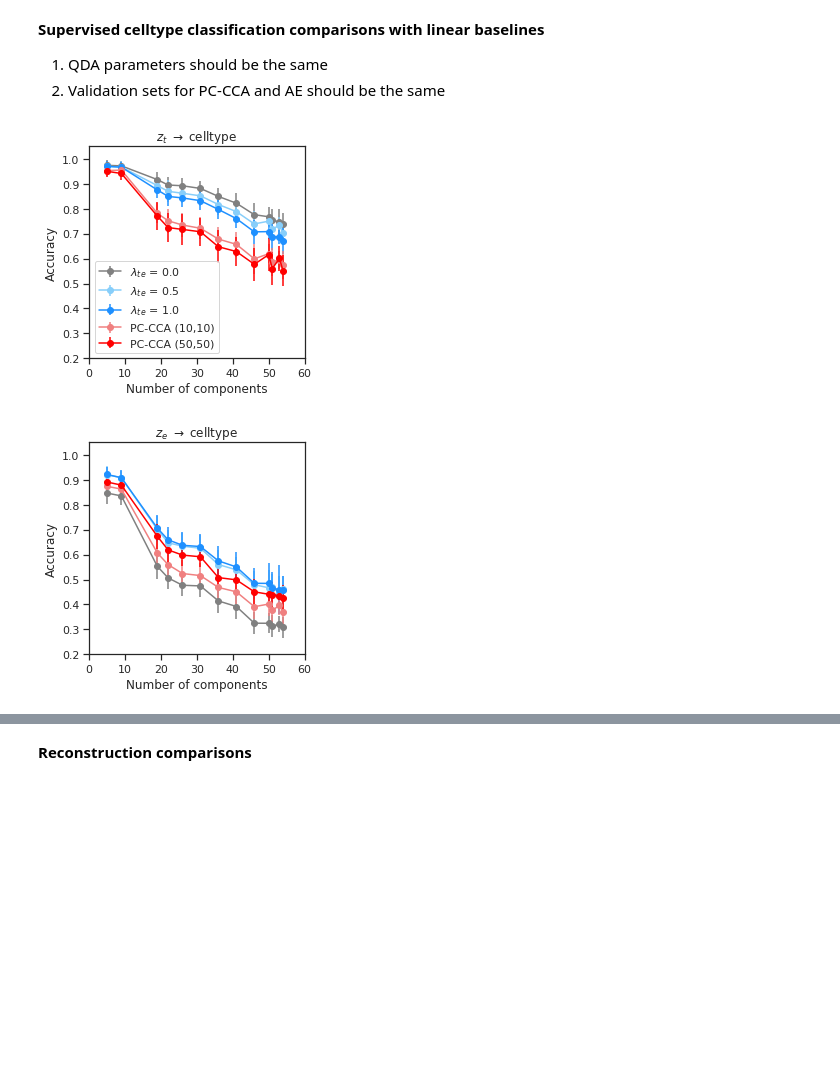
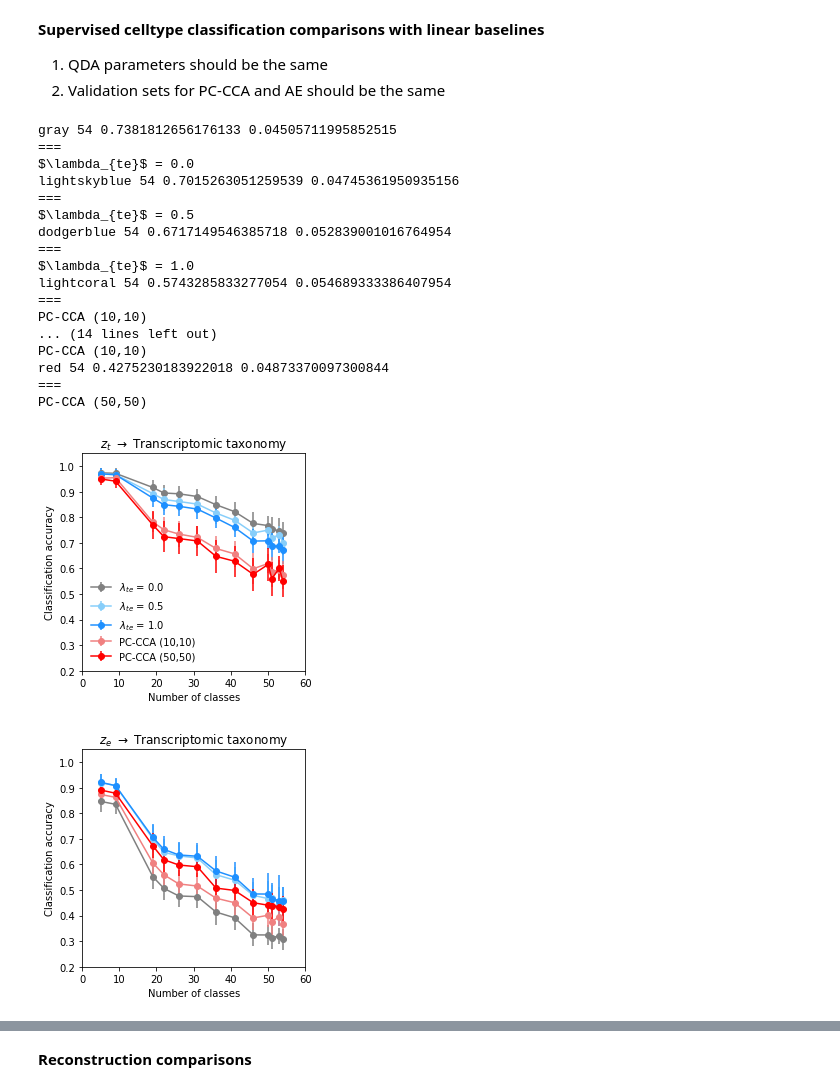
Before and after one commit to AllenInstitute/coupledAE-patchseq, a Jupyter notebook: notebooks/analysis_baselines.ipynb, the cells around one changed output, grey strips where cells are left out. Cells and saved outputs as stored; diff of their text form; code cells hidden in the pictures; blank space fills up the shorter version.

```diff
--- a/analysis_baselines.ipynb
+++ b/notebooks/analysis_baselines.ipynb
@@ -114,9 +78,11 @@ for cv in tqdm(CVdict.keys()):
     CVdict[cv]['qda']['acc_most_freq'] = []
     CVdict[cv]['qda']['acc_prior'] = []
 
-    for n_classes in np.arange(5,61,5):
+    for n_classes in [59]:#np.arange(5,61,5):
 
-        merged_labels, _ = get_merged_ordered_classes(deepcopy(O['cluster']),n_required_classes=n_classes)
+        merged_labels, _ = get_merged_ordered_classes(data_labels=deepcopy(O['cluster']),
+                                                      htree_file=htree_file,
+                                                      n_required_classes=n_classes)
 
         X_train = deepcopy(D[fiton][D['train_ind']])
         y_train = deepcopy(merged_labels[D['train_ind']])
@@ -138,8 +104,8 @@ for cv in tqdm(CVdict.keys()):
         y_train = y_train[keep_ind]
 
         #Print types that were removed
-        #df_train_del = df[df.groupby('lbl')['lbl'].transform('count').lt(n_min_samples)]
-        #print(df_train_del['lbl'].value_counts())
+        df_train_del = df[df.groupby('lbl')['lbl'].transform('count').lt(n_min_samples)]
+        print(df_train_del['lbl'].value_counts())
 
         #Remove types from validation set that are not represented in the training set
         df = pd.DataFrame({'ind':ind_val,'lbl':y_val})
@@ -157,7 +123,6 @@ for cv in tqdm(CVdict.keys()):
 
         #QDA related metrics
         n_lbls = np.size(np.unique(y_train))
-        #priors = (1./n_lbls)*np.ones(n_lbls)
         qda = QDA(reg_param=1e-2,store_covariance=True)
         qda.fit(X_train,y_train)
         y_train_pred = qda.predict(X_train)
@@ -342,7 +303,9 @@ for cv in tqdm(CVdict.keys()):
 
     for n_classes in np.arange(5,61,5):
 
-        merged_labels, _ = get_merged_ordered_classes(deepcopy(O['cluster']),n_required_classes=n_classes)
+        merged_labels, _ = get_merged_ordered_classes(data_labels=deepcopy(O['cluster']),
+                                                      htree_file=htree_file,
+                                                      n_required_classes=n_classes)
 
         X_train = deepcopy(D[fiton][D['train_ind']])
         y_train = deepcopy(merged_labels[D['train_ind']])
@@ -434,6 +397,10 @@ df.to_csv(res_pth+fname)
 # %%
 import numpy as np
 import pandas as pd
+import matplotlib
+matplotlib.rcParams['pdf.fonttype'] = 42
+matplotlib.rcParams['ps.fonttype'] = 42
+
 import matplotlib.pyplot as plt
 import seaborn as sns
 import scipy.io as sio
@@ -454,37 +421,62 @@ for txt_ind,fiton in enumerate(['zT','zE']):
                   'QDA_{:s}_PCCCA_NM_Edat_pcipfx_10-10-pc-3-cca.csv'.format(fiton),\
                   'QDA_{:s}_PCCCA_NM_Edat_pcipfx_50-50-pc-3-cca.csv'.format(fiton)]
 
     df_list = [pd.read_csv(res_pth+fname) for fname in fname_list]
-
     plt.figure(figsize=(4,4))
     col = ['gray',\
            'lightskyblue','dodgerblue',\
            'lightcoral','red']
     lbl = [r'$\lambda_{te}$ = 0.0',\
            r'$\lambda_{te}$ = 0.5',r'$\lambda_{te}$ = 1.0',\
            'PC-CCA (10,10)','PC-CCA (50,50)']
     for i,df in enumerate(df_list):
         x_=[]
         y_=[]
         yerr_=[]
         for n in np.unique(df['n_components'].values):
             ind = df['n_components'].values==n
             x_.append(n)
             y_.append(np.mean(df['val_acc'].values[ind]))
             yerr_.append(np.std(df['val_acc'].values[ind]))
+        print(col[i],x_[-1],y_[-1],yerr_[-1])
         plt.errorbar(x_,y_,yerr_,marker='o',color=col[i],label=lbl[i])
+        print('===')
+        print(lbl[i])
+        save_df = pd.DataFrame({'x':x_,'y':y_,'std':yerr_})
+        save_df.to_csv(f'/home/rohan/Dropbox/AllenInstitute/CellTypes/doc/NCS/Fig1-{fiton:s}-{i:d}.csv',index=False)
+
 
     if fiton=='zT':
         plt.legend()
+        plt.legend(frameon=False)
     ax = plt.gca()
     ax.set_ylim(0.2,1.05)
     ax.set_xlim(0,60)
-    ax.set_xlabel('Number of components')
-    ax.set_ylabel('Accuracy')
-    ax.set_title(r'${:s}$ $\rightarrow$ celltype'.format(fiton_txt[txt_ind]))
+    ax.set_xlabel('Number of classes')
+    ax.set_ylabel('Classification accuracy')
+    ax.set_title(r'${:s}$ $\rightarrow$ Transcriptomic taxonomy'.format(fiton_txt[txt_ind]))
 
     plt.tight_layout()
-    plt.savefig('/home/rohan/Dropbox/AllenInstitute/CellTypes/doc/Patchseq_NM_2020/{:s}-to-celltype.png'.format(fiton),dpi=300)
+    #sns.despine()
+    #plt.savefig('/home/rohan/Dropbox/AllenInstitute/CellTypes/doc/Patchseq_NM_2020/{:s}-to-celltype.png'.format(fiton),dpi=300)
+    plt.savefig(f'/home/rohan/Dropbox/AllenInstitute/CellTypes/doc/NCS/Fig1{fiton:s}.pdf')
 # %% [output]
+gray 54 0.7381812656176133 0.04505711995852515
+===
+$\lambda_{te}$ = 0.0
+lightskyblue 54 0.7015263051259539 0.04745361950935156
+===
+$\lambda_{te}$ = 0.5
+dodgerblue 54 0.6717149546385718 0.052839001016764954
+===
+$\lambda_{te}$ = 1.0
+lightcoral 54 0.5743285833277054 0.054689333386407954
+===
+PC-CCA (10,10)
+... (14 lines left out)
+PC-CCA (10,10)
+red 54 0.4275230183922018 0.04873370097300844
+===
+PC-CCA (50,50)
-[figure, old version]
+[figure, new version]
-[figure, old version]
+[figure, new version]
```
Also changed, not shown: parts of 24 cells of this notebook, 49 other files.
